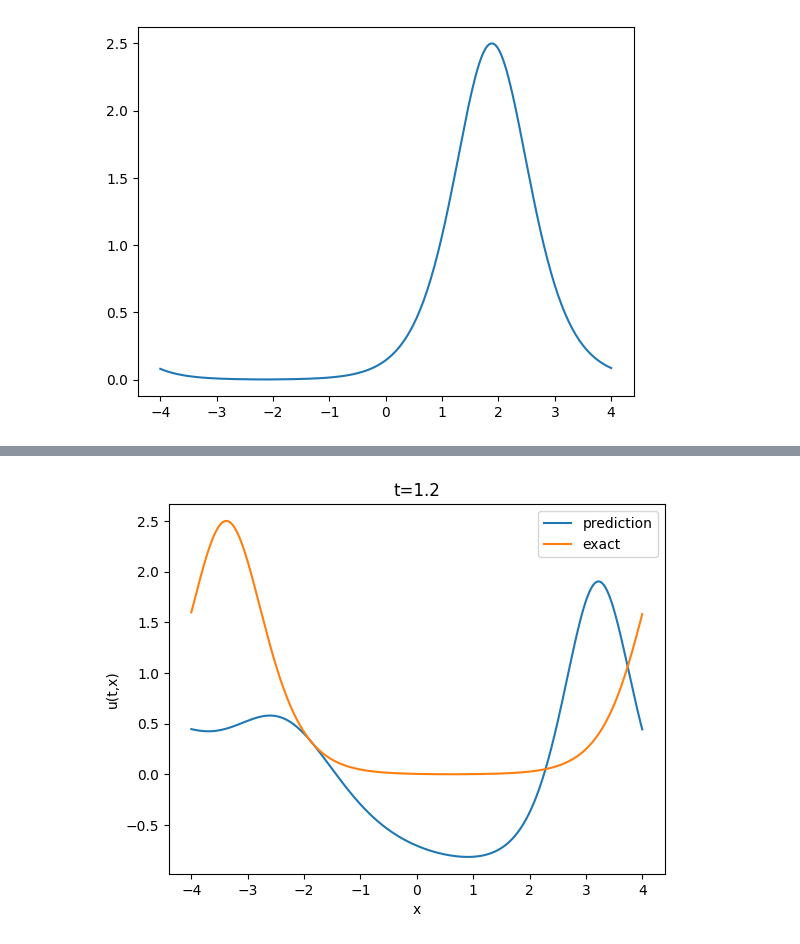
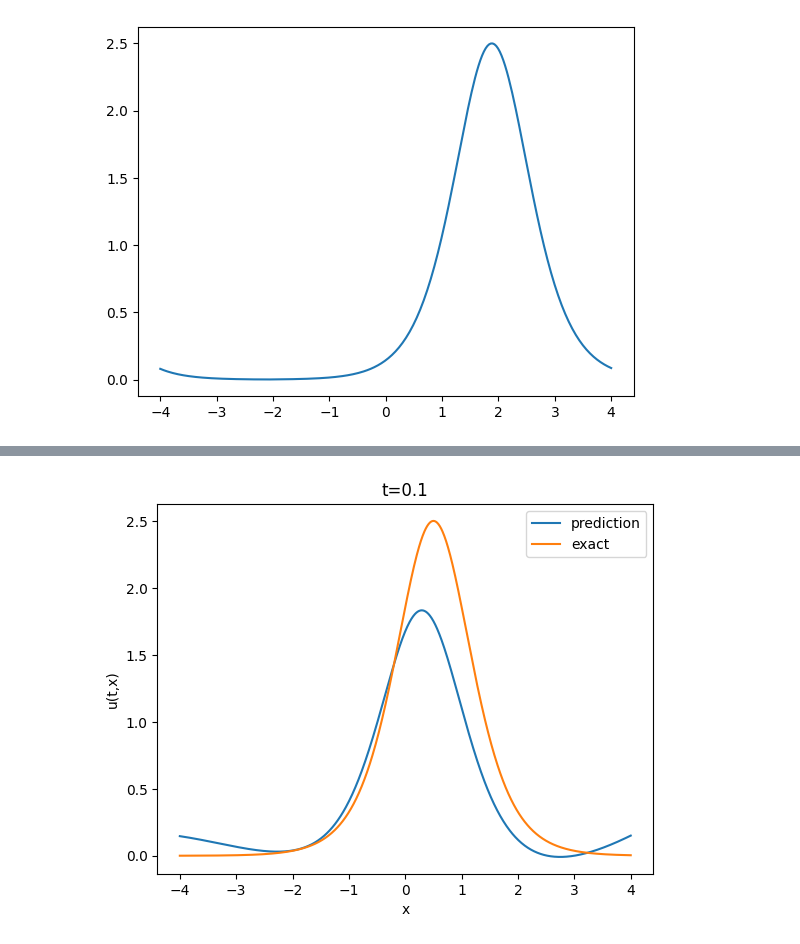
Before and after one commit to naiaseh/Trunk, a Jupyter notebook: PinnNew/KdV.ipynb, the cells around one changed output, grey strips where cells are left out. Cells and saved outputs as stored; diff of their text form; code cells hidden in the pictures.

```diff
--- a/PinnNew/KdV.ipynb
+++ b/PinnNew/KdV.ipynb
@@ -127,6 +131,6 @@ To enable them in other operations, rebuild TensorFlow with the appropriate comp
 # %%
 plt.plot( tx_bnd_start[10:20,1:],u_bnd_start_exact[10:20],'.')
 plt.plot( tx_bnd_start[10:20,1:],u_bnd_end_exact[10:20],'.')
-inputs = [tx_samples, tx_init, tx_bnd_start, tx_bnd_end]
-outputs = [phi_function(tx_samples), y_res, u_init, u_bnd_start_exact, u_bnd_end_exact]
+inputs = [tx_samples, tx_init, tx_bnd_start, tx_bnd_end, tx_bnd]
+outputs = [phi_function(tx_samples), y_res, u_init, u_bnd_exact]
 # %% [output]
@@ -134,5 +138,5 @@ outputs = [phi_function(tx_samples), y_res, u_init, u_bnd_start_exact, u_bnd_end
 # %%
-backbone = create_dense_model([64, 64, 64], activation='tanh', initializer='glorot_normal', \
+backbone = create_dense_model([500], activation='tanh', initializer='glorot_normal', \
     n_inputs=2, n_outputs=1)
 # %%
 pinn = KdVPinn(backbone, k=k)
@@ -140,5 +144,6 @@ scheduler = tf.keras.optimizers.schedules.ExponentialDecay(1e-3, decay_steps=500
 optimizer = tf.keras.optimizers.Adam(learning_rate=scheduler)
 pinn.compile(optimizer=optimizer)
 # %%
-history = pinn.fit(inputs, outputs, epochs=40000, batch_size=tx_samples.shape[0], verbose=0)
+# history = pinn.fit(inputs, outputs, epochs=20000, batch_size=tx_samples.shape[0], verbose=0)
+history = pinn.fit_custom(inputs, outputs, epochs=5000, print_every = 1000)
 # %% [output]
@@ -163,10 +172,10 @@ def plot_snapshots(timeList,num_test_samples = 1000):
     t_flat = np.linspace(0, time, num_test_samples)
     x_flat = tf.convert_to_tensor(x_flat)
     t_flat = tf.convert_to_tensor(t_flat)
-    t_, x_ = tf.meshgrid(t_flat, x_flat)
-    tx = tf.concat((tf.reshape(t_, (-1, 1)), tf.reshape(x_, (-1, 1))), axis=1)
-    solution = phi_function_PBC(tx,num_test_samples ,num_test_samples)
-    solution = tf.reshape(solution, x_.shape)
+    # t_, x_ = tf.meshgrid(t_flat, x_flat)
+    # tx = tf.concat((tf.reshape(t_, (-1, 1)), tf.reshape(x_, (-1, 1))), axis=1)
+    # solution = phi_function_PBC(tx,num_test_samples ,num_test_samples)
+    # solution = tf.reshape(solution, x_.shape)
     dt=time/(num_test_samples-1)
     t_cross_sections = timeList
     for i, t_cs in enumerate(t_cross_sections):
@@ -175,13 +184,14 @@ def plot_snapshots(timeList,num_test_samples = 1000):
         u = pinn.backbone.predict(tx, batch_size=num_test_samples)
         plt.plot(x_flat, u, label = 'prediction')
         print(int(t_cs/dt+1))
-        plt.plot(x_flat, solution[:,int(t_cs/dt)], label = 'exact')
+        # plt.plot(x_flat, solution[:,int(t_cs/dt)], label = 'exact')
+        plt.plot(x_flat, phi_function(tx), label = 'exact')
         plt.legend()
         plt.title('t={}'.format(np.round(t_cs,2)))
         plt.xlabel('x')
         plt.ylabel('u(t,x)')
         return
 # %%
-plot_snapshots([1.2])
+plot_snapshots([0.1])
 # %% [output]
 (1000, 2)
@@ -190 +200 @@ plot_snapshots([1.2])
-[figure, old version]
+[figure, new version]
```
Also changed, not shown: parts of 10 cells of this notebook, 2 other files.
